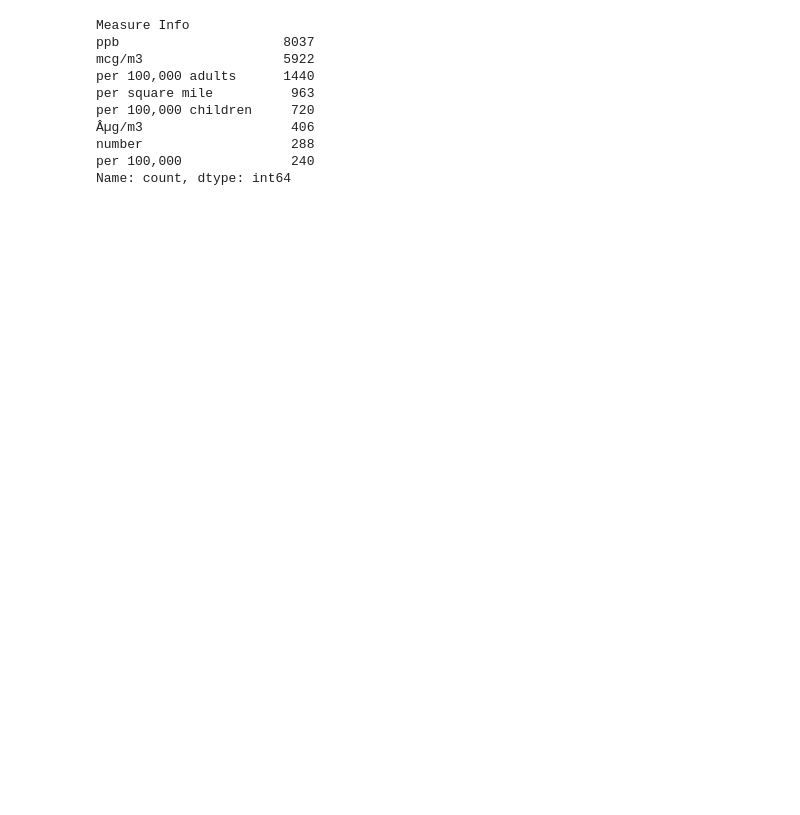
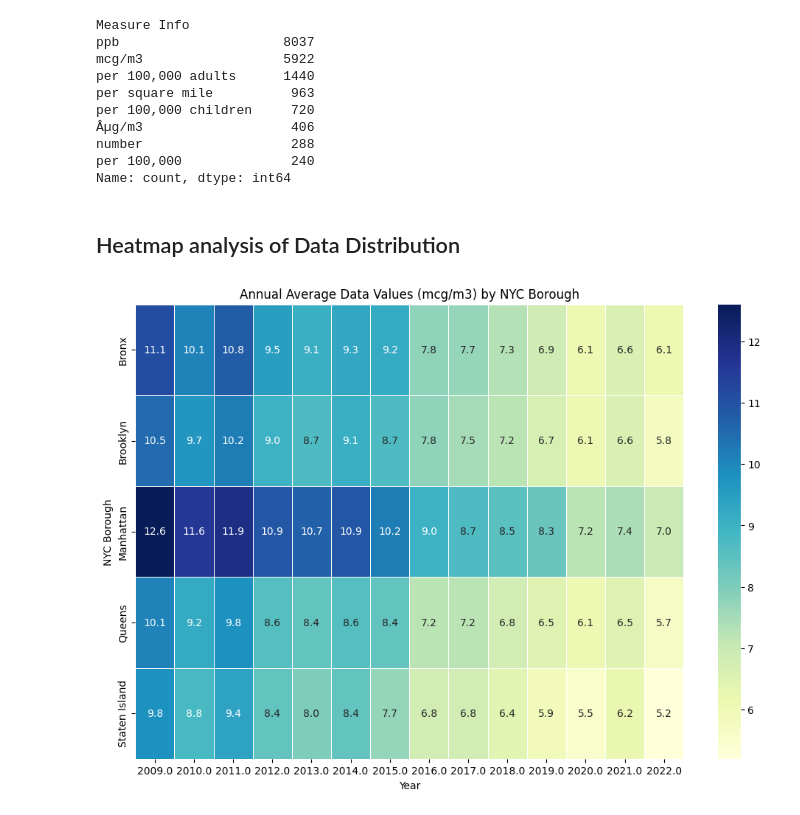
Before and after one commit to kellymore/city-of-new-york-air-quality-measurement, a Jupyter notebook: notebooks/ny.ipynb, the cells around one changed output. Drawn from its saved outputs; the diff is of its cells as text; code cells hidden in the pictures; blank space fills up the shorter version.

Commit message:
heatmap update

```diff
--- a/notebooks/ny.ipynb
+++ b/notebooks/ny.ipynb
@@ -174,3 +138,42 @@ per 100,000 children     720
 number                   288
 per 100,000              240
 Name: count, dtype: int64
+# %% [markdown]
+## Heatmap analysis of Data Distribution
+# %%
+import pandas as pd
+import seaborn as sns
+import matplotlib.pyplot as plt
+
+# List of NYC boroughs
+nyc_boroughs = ['Bronx', 'Brooklyn', 'Manhattan', 'Queens', 'Staten Island']
+
+# Filter data for 'Annual Average' only
+annual_avg_data = data[data['Time Period'].str.contains('Annual Average', na=False)]
+
+# Filter data for only NYC boroughs
+annual_avg_data = annual_avg_data[annual_avg_data['Geo Place Name'].isin(nyc_boroughs)]
+
+# Extract year from the 'Time Period' for the heatmap columns
+annual_avg_data['Year'] = annual_avg_data['Time Period'].str.extract(r'(\d{4})').astype(float)
+
+# Filter data for mcg/m3 and µg/m3
+filtered_data = annual_avg_data[(annual_avg_data['Measure Info'] == 'mcg/m3') | (annual_avg_data['Measure Info'] == 'µg/m3')]
+
+# Pivot the filtered data
+heatmap_data = filtered_data.pivot_table(
+    index='Geo Place Name',
+    columns='Year',
+    values='Data Value',
+    aggfunc='mean'
+)
+
+# Plot the heatmap
+plt.figure(figsize=(12, 8))
+sns.heatmap(heatmap_data, cmap='YlGnBu', annot=True, fmt=".1f", linewidths=.5)
+plt.title('Annual Average Data Values (mcg/m3) by NYC Borough')
+plt.xlabel('Year')
+plt.ylabel('NYC Borough')
+plt.show()
+# %% [output]
+[figure, added]
```
Also changed, not shown: parts of 3 cells of this notebook.
